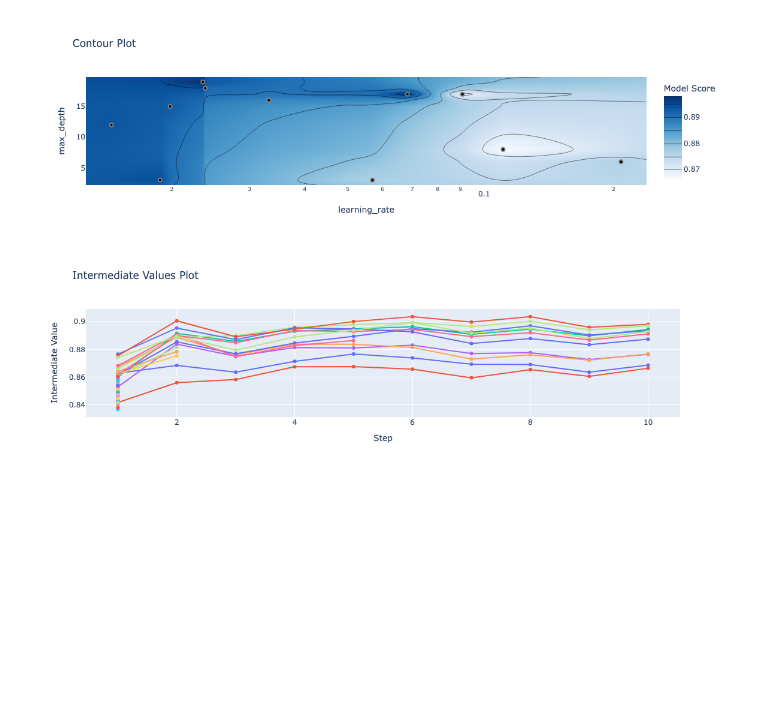
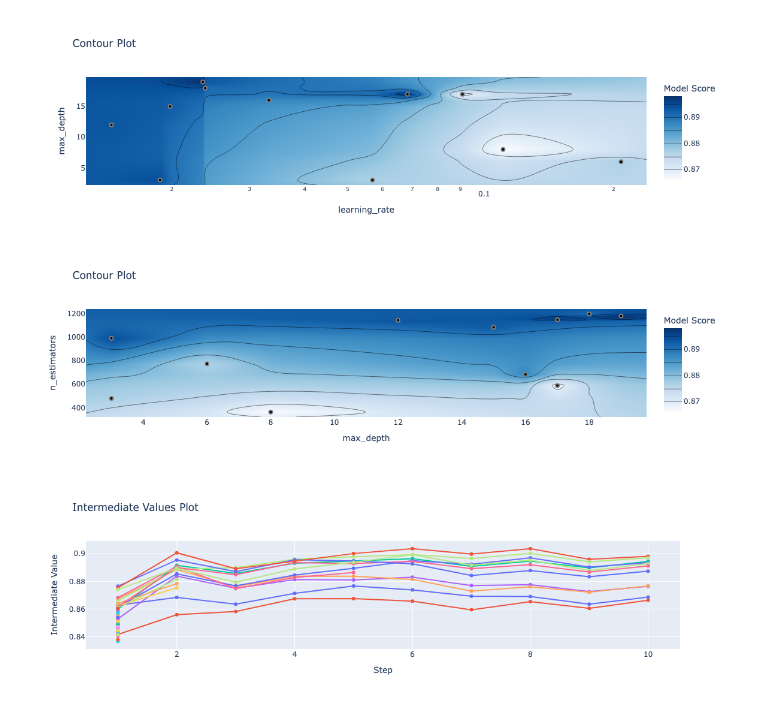
Before and after one commit to pptav0/ds_style_fitness, a Jupyter notebook: style_fitness/notebooks/project_analysis.ipynb, the cells around one changed output. Cells and saved outputs as stored; diff of their text form; code cells hidden in the pictures; blank space fills up the shorter version.

```diff
--- a/style_fitness/notebooks/project_analysis.ipynb
+++ b/style_fitness/notebooks/project_analysis.ipynb
@@ -679,6 +679,10 @@ Best params: {'n_estimators': 1179, 'max_depth': 19, 'learning_rate': 0.02351541
 plot_contour(study, params=["learning_rate", "max_depth"], target_name="Model Score")
 # %% [output]
 [figure]
+# %%
+plot_contour(study, params=["max_depth", "n_estimators"], target_name="Model Score")
+# %% [output]
+[figure, added]
 # %%
 # Plot intermediate values of all trials in a study.
 plot_intermediate_values(study)
```
Also changed, not shown: 1 other file.
